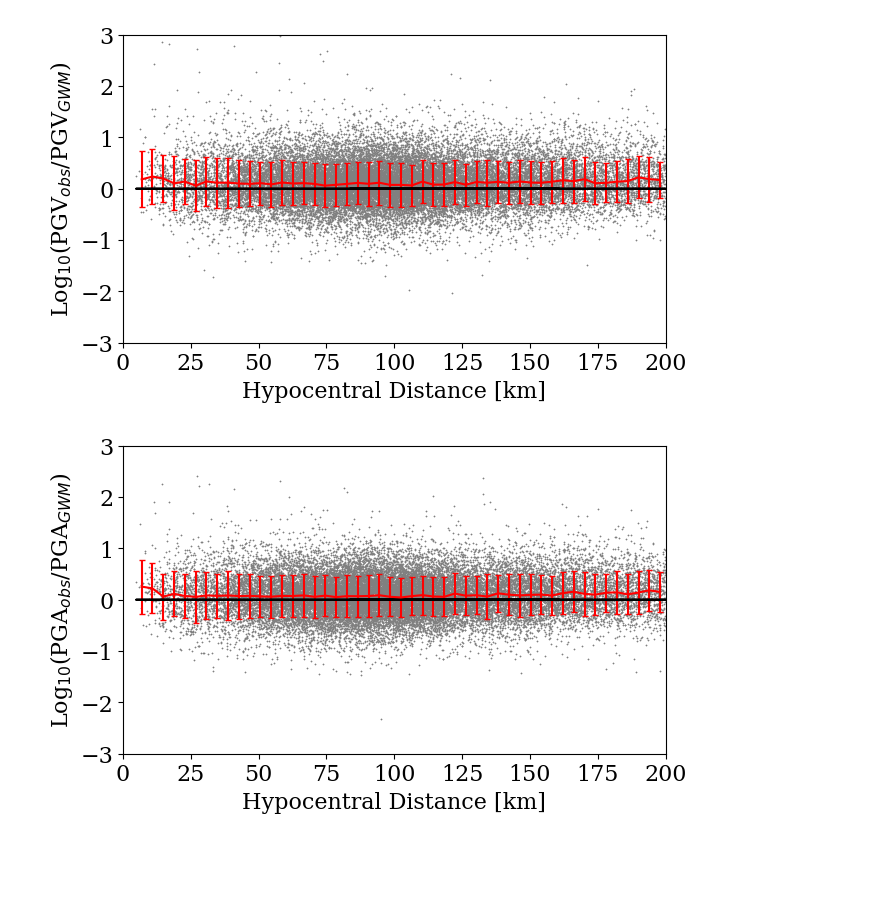
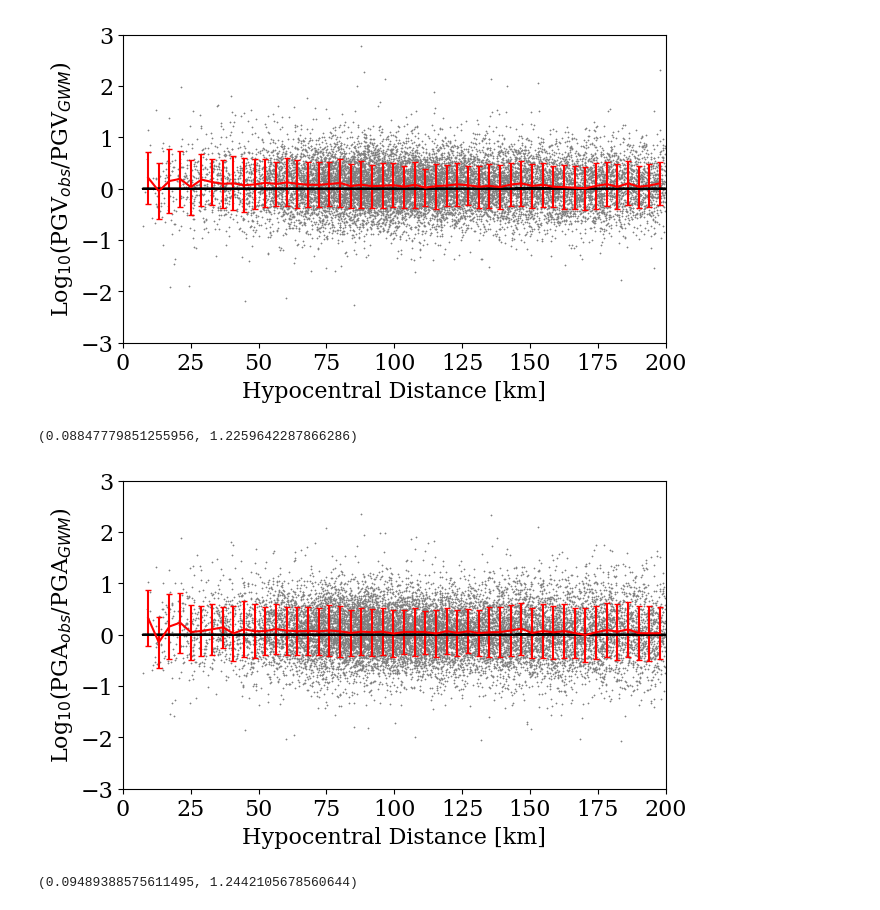
Before and after one commit to highfem/tqdne, a Jupyter notebook: scripts/seismo_evaluations/Residual_plot.ipynb, the cells around one changed output. Cells and saved outputs as stored; diff of their text form; code cells hidden in the pictures; blank space fills up the shorter version.

```diff
--- a/scripts/seismo_evaluations/Residual_plot.ipynb
+++ b/scripts/seismo_evaluations/Residual_plot.ipynb
@@ -8,9 +149,19 @@ plt.rcParams.update({'font.size': 16})
 # %%
-dataset_generated = SeismicParameters('../experiments/workdir/gwm_latent-32x32x4_autoencoder-32x32x4_latent-c128.h5')
-dataset_observed = SeismicParameters('../experiments/workdir/test_data.h5')
+data = SeismicParameters("../experiments/workdir/new_highfem1/test_data.h5")
+gwm = SeismicParameters("../experiments/workdir/new_highfem1/gwm_test_data_v3.h5")
+# %%
+mag = data.magnitude
+src_lat = data.hypocentre_latitude
+src_lon = data.hypocentre_longitude
+sta_lat = data.station_latitude
+sta_lon = data.station_longitude
+depth_km = data.hypocentre_depth
+vs30 = data.vs30s
+data.waveforms = rearrange(data.waveforms, "b t c -> b c t")
+data.waveforms = data.waveforms[:,:,:4064]
 # %%
-dataset_generated_pgv = evaluate_ratio(dataset_observed.waveforms, dataset_generated.waveforms, dt=0.01, evaluate_obs=True, PGV=True)
-dataset_generated_pga = evaluate_ratio(dataset_observed.waveforms, dataset_generated.waveforms, dt=0.01, evaluate_obs=True, PGV=False)
+dataset_generated_pgv = evaluate_ratio(data.waveforms, gwm.waveforms, dt=0.01, evaluate_obs=True, PGV=True)
+dataset_generated_pga = evaluate_ratio(data.waveforms,  gwm.waveforms, dt=0.01, evaluate_obs=True, PGV=False)
 # %% [output]
 Integrate waveforms in the frequency domain
 Processing observation...
@@ -34,38 +207,45 @@ Processing GM0...
 # %%
 PGV_geom_mean_obs = dataset_generated_pgv['PGV_geom_mean_obs']
 PGV_geom_mean_gm0 = dataset_generated_pgv['PGV_geom_mean_gwm']
+idx_mag = mag >= 4.5
 
-dataset_generated_stats_PGV = calculate_distance_binned_ratios(PGV_geom_mean_obs, PGV_geom_mean_gm0, dataset_generated.hypocentral_distance, n_bins=50)
+dataset_generated_stats_PGV = calculate_distance_binned_ratios(PGV_geom_mean_obs[idx_mag], PGV_geom_mean_gm0[idx_mag], data.hypocentral_distance[idx_mag], n_bins=50)
 
 fig = plt.figure(figsize=(7,4))
 ax = fig.gca()
-ax.plot(dataset_generated.hypocentral_distance, dataset_generated_stats_PGV['ratio_values'], 'o', c='grey', markersize=1, markeredgewidth=0.2, markeredgecolor='grey')
+ax.plot(data.hypocentral_distance[idx_mag], dataset_generated_stats_PGV['ratio_values'], 'o', c='grey', markersize=1, markeredgewidth=0.2, markeredgecolor='grey')
 ax.errorbar(dataset_generated_stats_PGV['bin_centers'], dataset_generated_stats_PGV['median_ratios'], yerr=dataset_generated_stats_PGV['std_ratios'], color='r', capsize=2)
-ax.plot(dataset_generated.hypocentral_distance, np.ones(len(dataset_generated.hypocentral_distance))*0, '-', color='k')
+ax.plot(data.hypocentral_distance[idx_mag], np.ones(len(data.hypocentral_distance[idx_mag]))*0, '-', color='k')
 ax.set_xlim(left=0, right=200)
 ax.set_ylim(-3,3)
 ax.set_xlabel("Hypocentral Distance [km]")
 ax.set_ylabel("Log$_{10}$(PGV$_{obs}$/PGV$_{GWM}$)")
-fig.savefig("figures/gwm_latent-32x32x4_autoencoder-32x32x4_latent-c128_ratio_PGV_distance.svg", dpi=300, bbox_inches="tight")
+fig.savefig("figures/updated/ratio_PGV_distance.svg", dpi=300, bbox_inches="tight")
 # %% [output]
-[figure, old version]
+[figure, new version]
+# %%
+rhyp = data.hypocentral_distance[idx_mag]
+it = rhyp<30
+np.mean(dataset_generated_stats_PGV['ratio_values'][it]), 10**(np.mean(dataset_generated_stats_PGV['ratio_values'][it])),
+# %% [output]
+(0.08847779851255956, 1.2259642287866286)
 # %%
 # PGA calculation
 
 PGA_geom_mean_obs = dataset_generated_pga['PGA_geom_mean_obs']
 PGA_geom_mean_gm0 = dataset_generated_pga['PGA_geom_mean_gwm']
 
-dataset_generated_stats_PGA = calculate_distance_binned_ratios(PGA_geom_mean_obs, PGA_geom_mean_gm0, dataset_generated.hypocentral_distance, n_bins=50)
+dataset_generated_stats_PGA = calculate_distance_binned_ratios(PGA_geom_mean_obs[idx_mag], PGA_geom_mean_gm0[idx_mag], data.hypocentral_distance[idx_mag], n_bins=50)
 
 fig = plt.figure(figsize=(7,4))
 ax = fig.gca()
-ax.plot(dataset_generated.hypocentral_distance, dataset_generated_stats_PGA['ratio_values'], 'o', c='grey', markersize=1, markeredgewidth=0.2, markeredgecolor='grey')
+ax.plot(data.hypocentral_distance[idx_mag], dataset_generated_stats_PGA['ratio_values'], 'o', c='grey', markersize=1, markeredgewidth=0.2, markeredgecolor='grey')
 ax.errorbar(dataset_generated_stats_PGA['bin_centers'], dataset_generated_stats_PGA['median_ratios'], yerr=dataset_generated_stats_PGA['std_ratios'], color='r', capsize=2)
-ax.plot(dataset_generated.hypocentral_distance, np.ones(len(dataset_generated.hypocentral_distance))*0, '-', color='k')
+ax.plot(data.hypocentral_distance[idx_mag], np.ones(len(data.hypocentral_distance[idx_mag]))*0, '-', color='k')
 ax.set_xlim(left=0, right=200)
 ax.set_ylim(-3,3)
 ax.set_xlabel("Hypocentral Distance [km]")
 ax.set_ylabel("Log$_{10}$(PGA$_{obs}$/PGA$_{GWM}$)")
-fig.savefig("figures/gwm_latent-32x32x4_autoencoder-32x32x4_latent-c128_ratio_PGA_distance.svg", dpi=300, bbox_inches="tight")
+fig.savefig("figures/updated/ratio_PGA_distance.svg", dpi=300, bbox_inches="tight")
 # %% [output]
-[figure, old version]
+[figure, new version]
@@ -94,0 +252,4 @@ pgv_gmms_kanno = np.exp(np.array(pgv_gmms_kanno).flatten()) * 1e-3
+# %%
+np.mean(dataset_generated_stats_PGA['ratio_values'][it]), 10**(np.mean(dataset_generated_stats_PGA['ratio_values'][it]))
+# %% [output]
+(0.09489388575611495, 1.2442105678560644)
```
Also changed, not shown: parts of 12 cells of this notebook, 7 other files.
